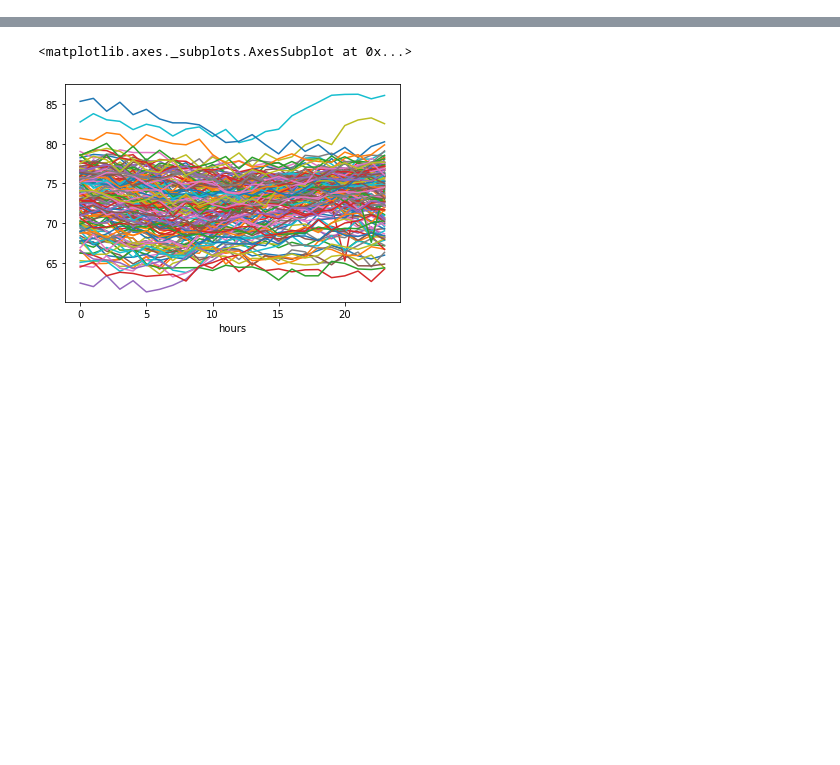
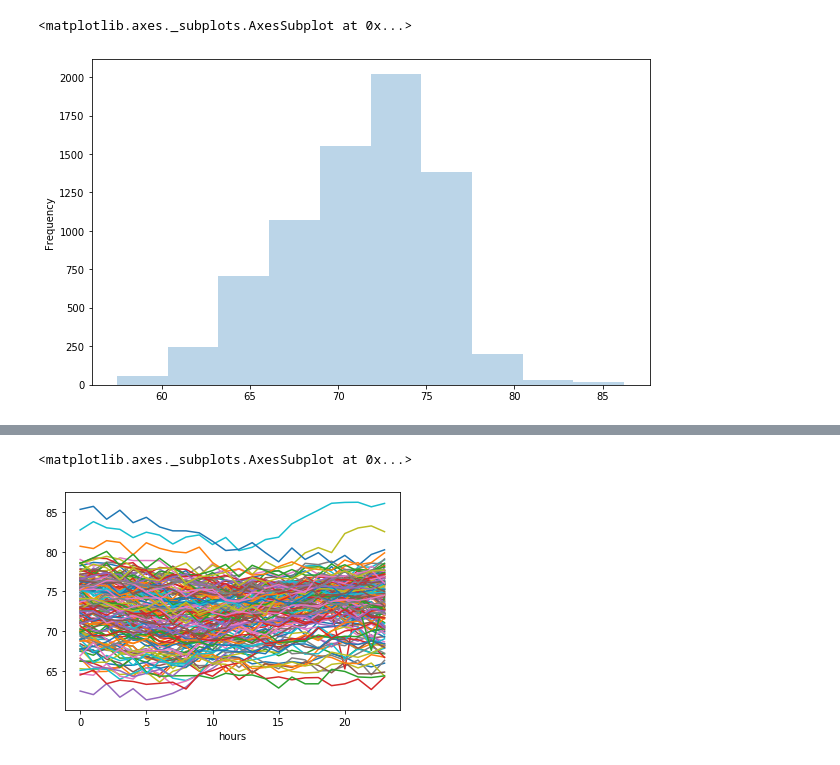
Before and after one commit to rnd4u-org/2021-knu-tsad, a Jupyter notebook: Clustering_Liubyma.ipynb, the cells around one changed output, grey strips where cells are left out. Cells and saved outputs as stored; diff of their text form; code cells hidden in the pictures; blank space fills up the shorter version.

```diff
--- a/Clustering_Liubyma.ipynb
+++ b/Clustering_Liubyma.ipynb
@@ -20,3 +34,9 @@ plt.legend(fontsize=15)
+# %%
+plt.figure()
+initial['value'].plot.hist(alpha=0.3, figsize=(10,6))
+# %% [output]
+<matplotlib.axes._subplots.AxesSubplot at 0x...>
+[figure, added]
 # %%
 # dealing with features; adding hours, weekday etc
 def season_of_date(day):
```
Also changed, not shown: parts of 26 cells of this notebook.
